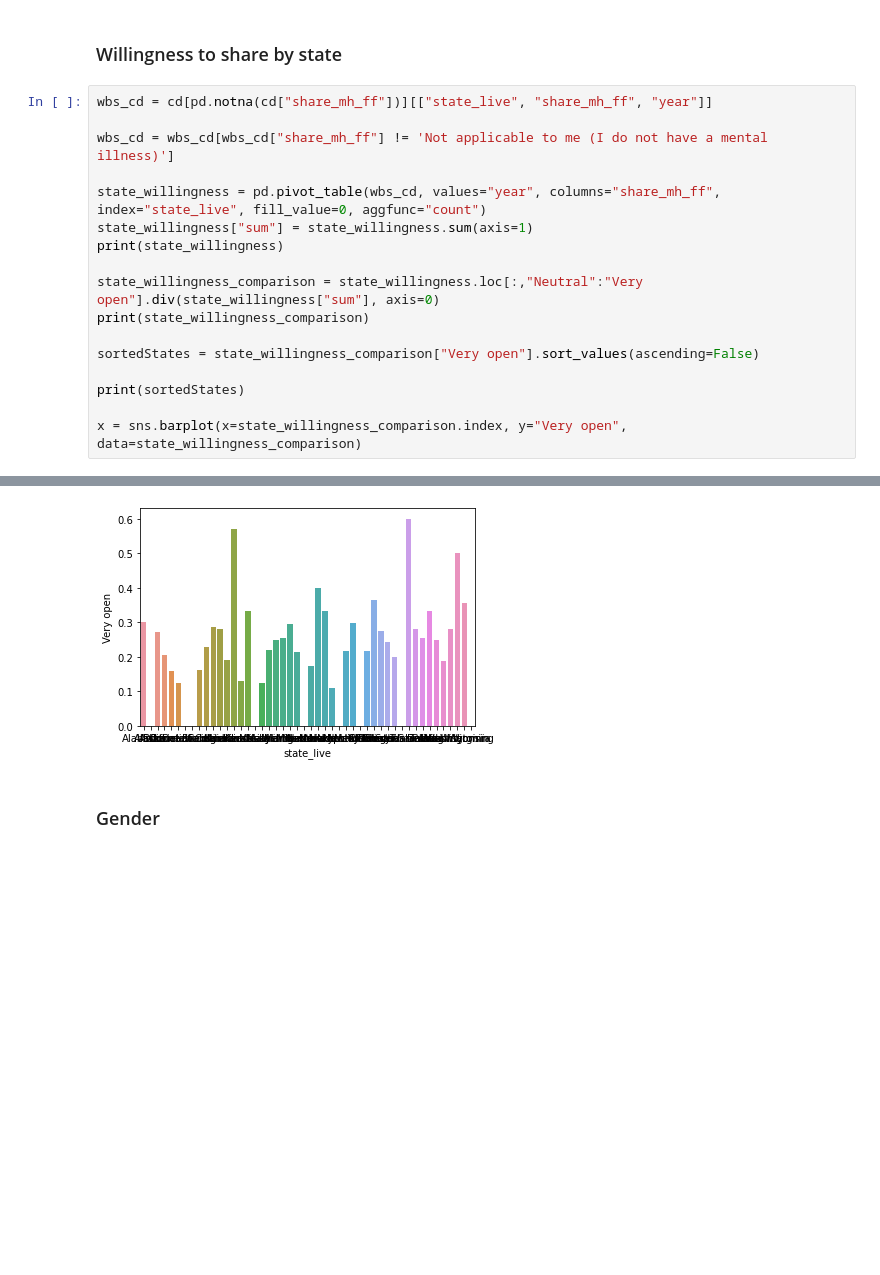
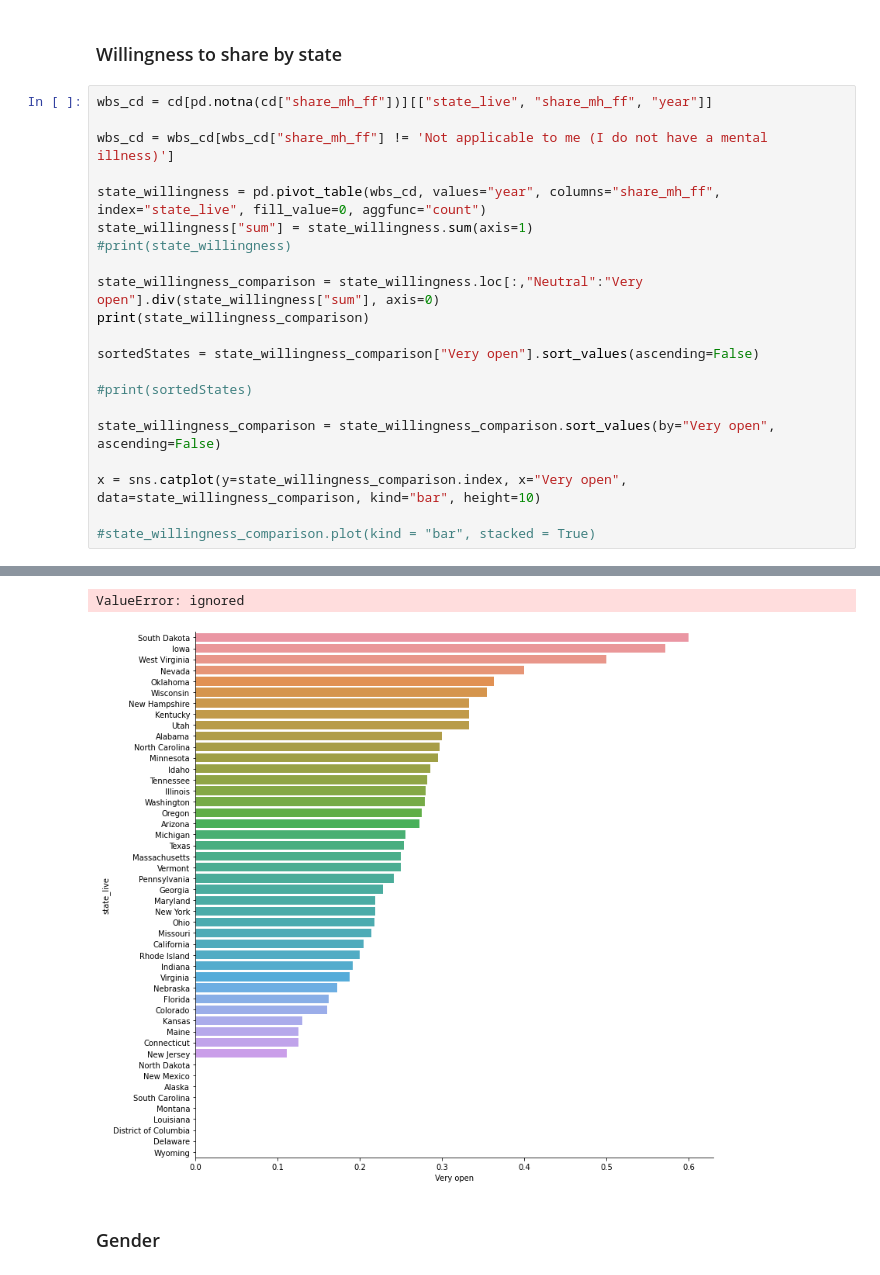
Before and after one commit to alexisbianco0919/compsci216-project, a Jupyter notebook: share_mh_ff.ipynb, the cells around one changed output, grey strips where cells are left out. Drawn from its saved outputs; the diff is of its cells as text; blank space fills up the shorter version.

```diff
--- a/share_mh_ff.ipynb
+++ b/share_mh_ff.ipynb
@@ -109,14 +111,18 @@ wbs_cd = wbs_cd[wbs_cd["share_mh_ff"] != 'Not applicable to me (I do not have a
 
 state_willingness = pd.pivot_table(wbs_cd, values="year", columns="share_mh_ff", index="state_live", fill_value=0, aggfunc="count")
 state_willingness["sum"] = state_willingness.sum(axis=1)
-print(state_willingness)
+#print(state_willingness)
 
 state_willingness_comparison = state_willingness.loc[:,"Neutral":"Very open"].div(state_willingness["sum"], axis=0)
 print(state_willingness_comparison)
 
 sortedStates = state_willingness_comparison["Very open"].sort_values(ascending=False)
 
-print(sortedStates)
+#print(sortedStates)
 
-x = sns.barplot(x=state_willingness_comparison.index, y="Very open", data=state_willingness_comparison)
+state_willingness_comparison = state_willingness_comparison.sort_values(by="Very open", ascending=False)
+
+x = sns.catplot(y=state_willingness_comparison.index, x="Very open", data=state_willingness_comparison, kind="bar", height=10)
+
+#state_willingness_comparison.plot(kind = "bar", stacked = True)
 # %% [output]
@@ -140,4 +146,5 @@ Name: Very open, dtype: float64
+ValueError: ignored
-[figure, old version]
+[figure, new version]
 # %% [markdown]
 ### Gender
 # %%
```
Also changed, not shown: parts of 14 cells of this notebook.
